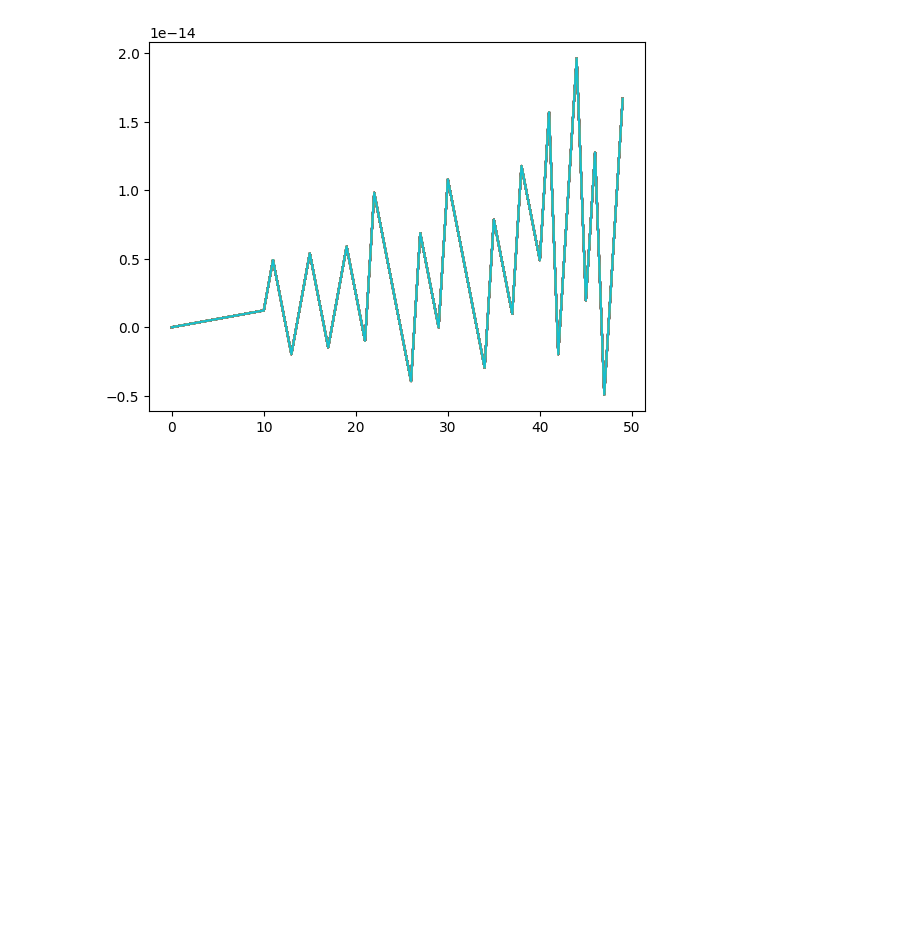
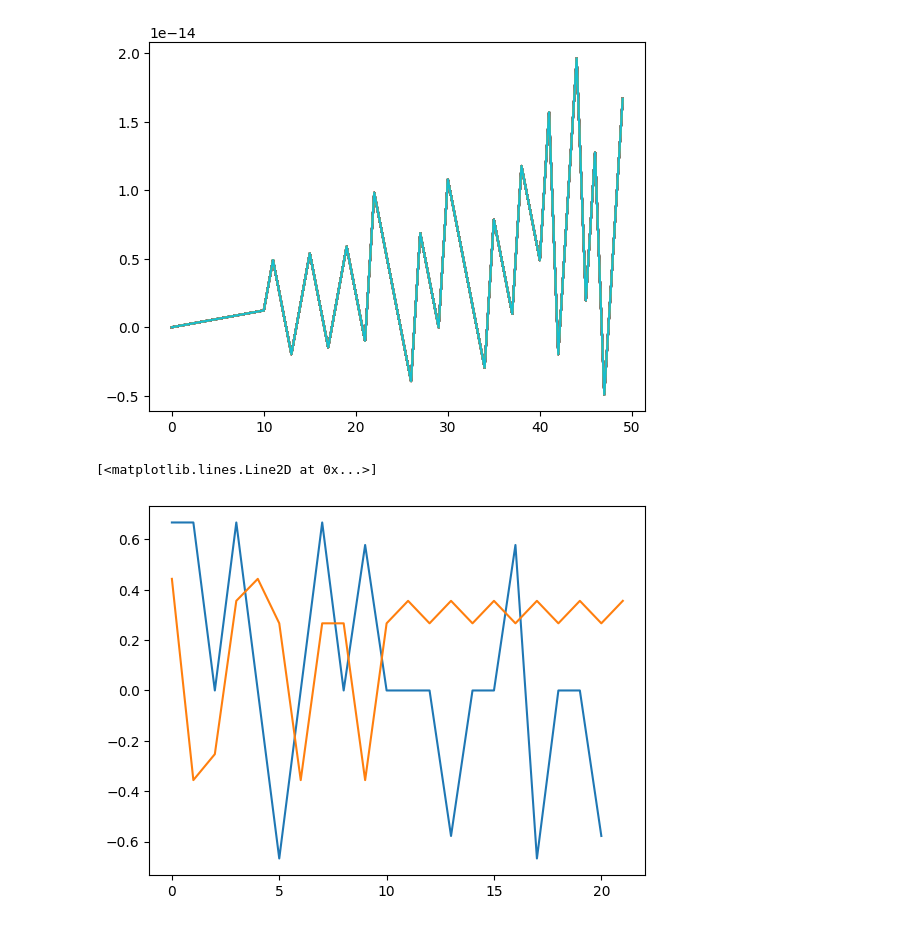
Before and after one commit to markusrenoldner/MEHCscheme, a Jupyter notebook: playground/taylorgreen.ipynb, the cells around one changed output. Drawn from its saved outputs; the diff is of its cells as text; code cells hidden in the pictures; blank space fills up the shorter version.

```diff
--- a/playground/taylorgreen.ipynb
+++ b/playground/taylorgreen.ipynb
@@ -41,3 +41,77 @@ print(u[0,:])
  -0. -0. -0. -0. -0. -0. -0. -0. -0. -0. -0. -0. -0. -0. -0. -0. -0. -0.
  -0. -0. -0. -0. -0. -0. -0. -0. -0. -0. -0. -0. -0. -0.]
 [figure]
+# %%
+u0=[0.666667000000000
+,0.666667000000000
+,0.000000000000000
+,0.666666000000000
+,0.000000000000000
+,-0.666667000000000
+,0.000000000000000
+,0.666667000000000
+,0.000000000000000
+,0.577350208798419
+,-0.000000000000000
+,-0.000000000000000
+,0.000000000000000
+,-0.577349342773539
+,0.000000000000000
+,0.000000000000000
+,0.577349342773539
+,-0.666667000000000
+,-0.000000000000000
+,-0.000000000000000
+,-0.577350208798419]
+
+v0=[0.442987618308885
+,-0.000000000000000
+,-0.252636477304209
+,0.000000000000000
+,0.442987618308885
+,0.444444222222000
+,-0.000000000000000
+,0.444443555556000
+,0.444444222222000
+,-0.000000000000000
+,0.444444222222000
+,0.000000000000000
+,0.444444222222000
+,0.000000000000000
+,0.444444888889000
+,0.000000000000000
+,0.444443555556000
+,-0.000000000000000
+,0.444444888889000
+,0.000000000000000
+,0.444444222222000
+,-0.000000000000000]
+
+v0=[0.442987618308885
+,-0.355683800350109
+,-0.252636477304209
+,0.355683800350109
+,0.442987618308885
+,0.266495217283580
+,-0.355683800350109
+,0.266494817540954
+,0.266495217283580
+,-0.355683800350109
+,0.266495217283580
+,0.355684333876343
+,0.266495217283580
+,0.355684333876343
+,0.266495617026805
+,0.355683266824675
+,0.266494817540954
+,0.355683800350109
+,0.266495617026805
+,0.355684333876343
+,0.266495217283580
+,0.355683800350109]
+
+plt.plot(u0)
+plt.plot(v0)
+# %% [output]
+[<matplotlib.lines.Line2D at 0x...>]
+[figure, added]
```
